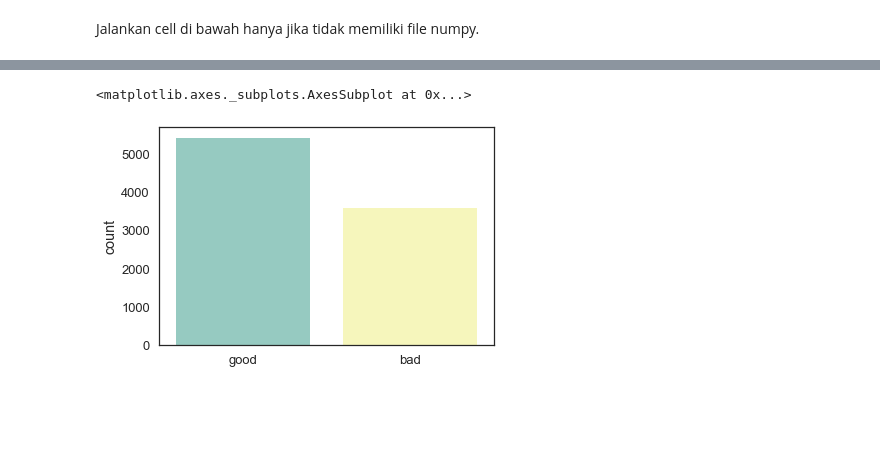
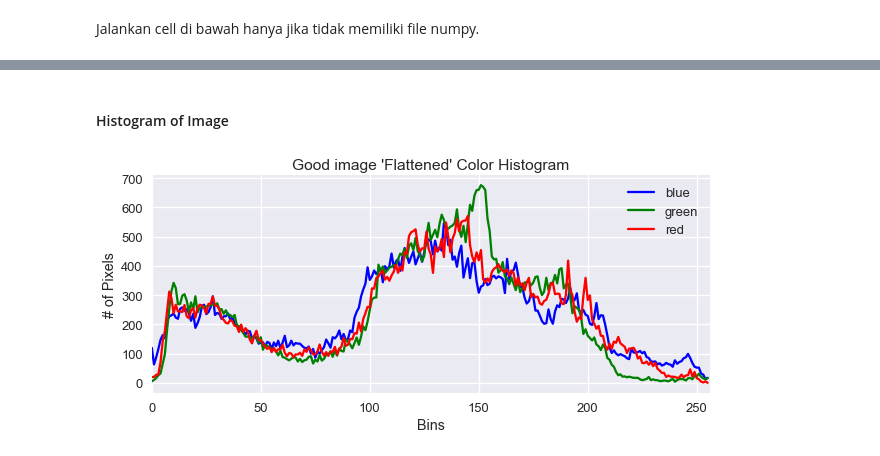
Before and after one commit to nasiahur/TA-InsyaaAllah, a Jupyter notebook: IQA.ipynb, the cells around one changed output, grey strips where cells are left out. Saved outputs shown, nothing was run; the diff lists cells and outputs as text; code cells hidden in the pictures; blank space fills up the shorter version.

```diff
--- a/IQA.ipynb
+++ b/IQA.ipynb
@@ -68,5 +77,23 @@ plt.show()
-# %%
-sns.countplot(x=y)
-# %% [output]
-<matplotlib.axes._subplots.AxesSubplot at 0x...>
-[figure, removed]
+# %% [markdown]
+#### Histogram of Image
+# %%
+chans = cv2.split(X[500])
+colors = ("blue", "green", "red")
+plt.figure(figsize=(10,4))
+plt.title("Good image 'Flattened' Color Histogram")
+plt.xlabel("Bins")
+plt.ylabel("# of Pixels")
+features = []
+
+# loop over the image channels
+for (chan, color) in zip(chans, colors):
+    hist = cv2.calcHist([chan], [0], None, [256], [0, 256])
+    features.extend(hist)
+
+    plt.plot(hist, color = color, label=color)
+    plt.xlim([0, 256])
+
+plt.legend(loc='best')
+plt.show()
+# %% [output]
+[figure, added]
```
Also changed, not shown: parts of 9 cells of this notebook.
